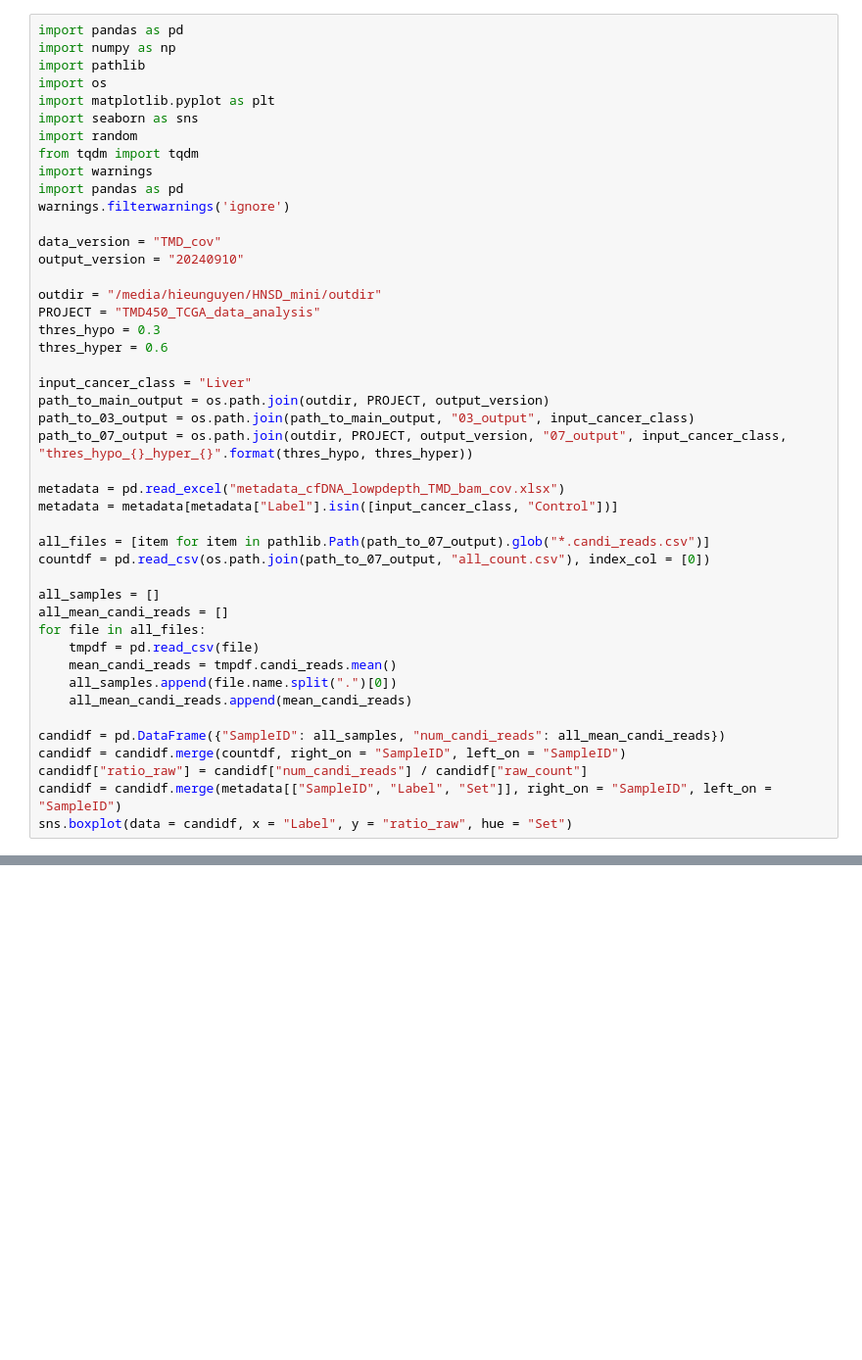
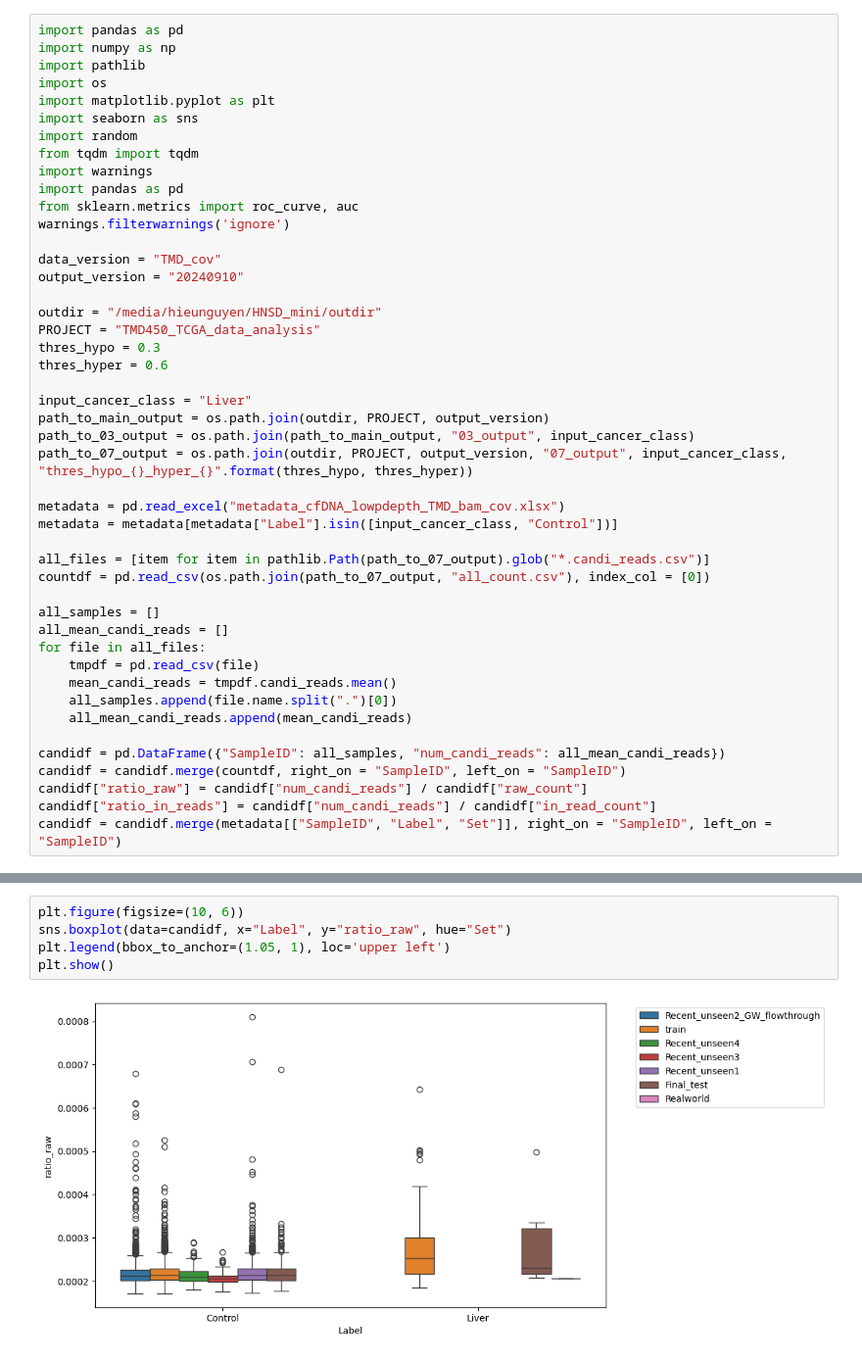
Before and after one commit to hieunguyen4193/tmd_features, a Jupyter notebook: 08_summary_results.ipynb, the cells around one changed output, grey strips where cells are left out. Shown at 98% size. Saved outputs shown, nothing was run; the diff lists cells and outputs as text; blank space fills up the shorter version.

```diff
--- a/08_summary_results.ipynb
+++ b/08_summary_results.ipynb
@@ -9,6 +9,7 @@ import random
 from tqdm import tqdm
 import warnings
 import pandas as pd
+from sklearn.metrics import roc_curve, auc
 warnings.filterwarnings('ignore')
 
 data_version = "TMD_cov"
@@ -41,5 +42,5 @@ for file in all_files:
 candidf = pd.DataFrame({"SampleID": all_samples, "num_candi_reads": all_mean_candi_reads})
 candidf = candidf.merge(countdf, right_on = "SampleID", left_on = "SampleID")
 candidf["ratio_raw"] = candidf["num_candi_reads"] / candidf["raw_count"]
+candidf["ratio_in_reads"] = candidf["num_candi_reads"] / candidf["in_read_count"]
 candidf = candidf.merge(metadata[["SampleID", "Label", "Set"]], right_on = "SampleID", left_on = "SampleID")
-sns.boxplot(data = candidf, x = "Label", y = "ratio_raw", hue = "Set")
@@ -45,0 +60,7 @@ sns.boxplot(data = candidf, x = "Label", y = "ratio_raw", hue = "Set")
+# %%
+plt.figure(figsize=(10, 6))
+sns.boxplot(data=candidf, x="Label", y="ratio_raw", hue="Set")
+plt.legend(bbox_to_anchor=(1.05, 1), loc='upper left')
+plt.show()
+# %% [output]
+[figure, added]
```
Also changed, not shown: parts of 3 cells of this notebook.
